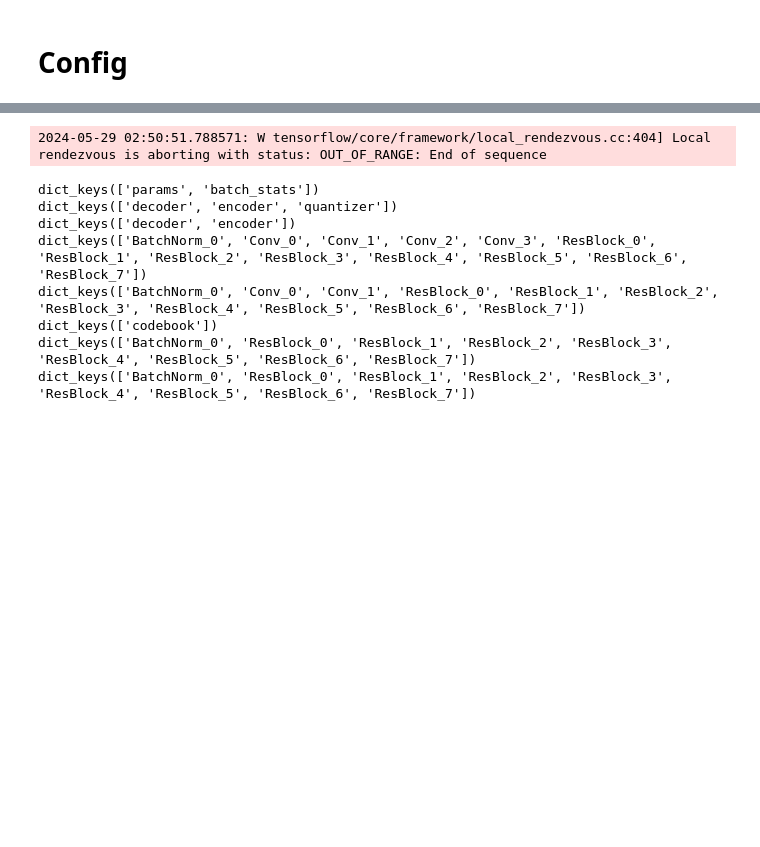
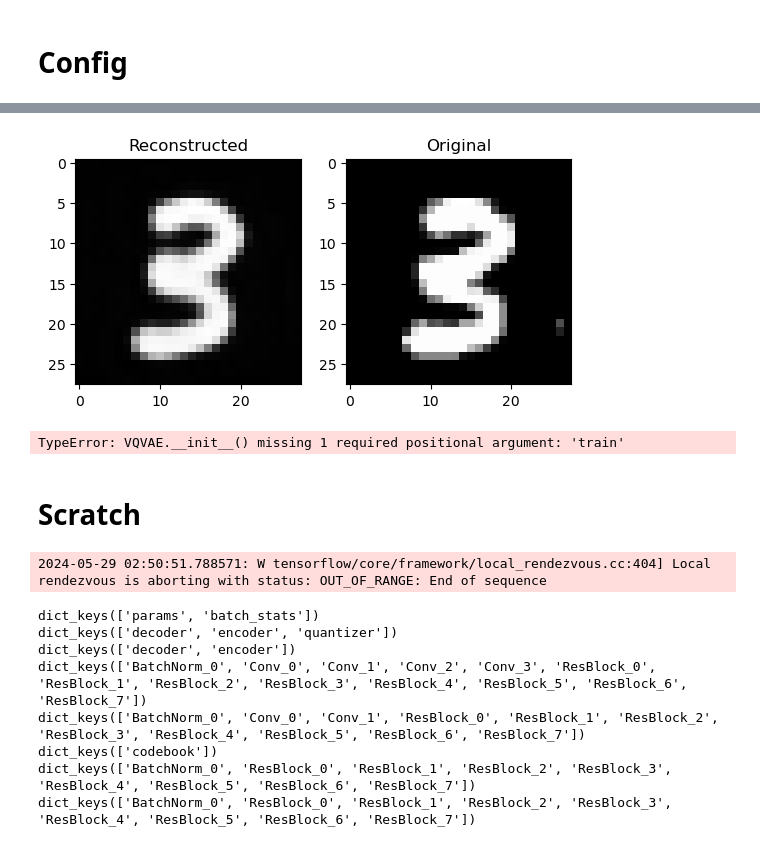
Before and after one commit to AZhou00/GMMG, a Jupyter notebook: gmmg/train_token.ipynb, the cells around one changed output, grey strips where cells are left out. Cells and saved outputs as stored; diff of their text form; code cells hidden in the pictures; blank space fills up the shorter version.

Commit message:
working quantizer

```diff
--- a/gmmg/train_token.ipynb
+++ b/gmmg/train_token.ipynb
@@ -106,33 +109,17 @@ config.vqvae.channel_multipliers = [1, 1, 2]
 config.vqvae.embedding_dim = 32 # output dimension of the encoder
 config.vqvae.conv_downsample = False # whether to use convolutional downsampling or average pooling downsampling in the encoder/decoder
 config.vqvae.conv_fn = "conv" # the standard convolutional layer in the residual block, and in the encoder (flax.linen.Conv)
-config.vqvae.norm_type = "GN" # normalization layer in the residual block
+config.vqvae.norm_type = "GN" # normalization layer in the residual block, default to group norm so we don't need to keep track of running statistics
 config.vqvae.activation_fn = "swish" # activation function in the residual block, and in the encoder
 
 # additional decoder configs
 config.vqvae.output_dim = 1 # N of decoder output channels = N color channels
 
-
-config.vqvae.codebook_size = 512
+# quantizer configs
+config.vqvae.codebook_size = 256
 config.vqvae.commitment_cost = 0.25
 
-config.vqvae.entropy_loss_ratio = 0.0
+# quantizer's entropy loss configs
+config.vqvae.entropy_loss_ratio = 0.1
+config.vqvae.entropy_temperature = 0.01
 config.vqvae.entropy_loss_type = "softmax"
-config.vqvae.entropy_temperature = 1.0
-# %%
-config.vqvae = ml_collections.ConfigDict()
-# config.vqvae.quantizer = "vq"
-config.vqvae.codebook_size = 1024
-
-config.vqvae.entropy_loss_ratio = 0.1
-config.vqvae.entropy_temperature = 0.01
-config.vqvae.entropy_loss_type = "softmax"
-config.vqvae.commitment_cost = 0.25
-
-config.vqvae.filters = 128
-config.vqvae.num_res_blocks = 2
-config.vqvae.channel_multipliers = [1, 1, 2, 2, 4]
-config.vqvae.embedding_dim = 256
-config.vqvae.conv_downsample = False
-config.vqvae.activation_fn = "swish"
-config.vqvae.norm_type = "GN"
@@ -138,0 +193,15 @@ config.vqvae.norm_type = "GN"
+# %%
+# Evaluate on the validation set
+model_eval = VQVAE(config=config, train=False, dtype=jnp.float32)
+for batch in val_dataset.as_numpy_iterator():
+    reconstructed, result_dict = model_eval.apply(state.params, batch)
+    # Visualization or calculation of validation metrics here
+
+# Visualize some results
+fig, axs = plt.subplots(1, 2)
+axs[0].imshow(reconstructed[0], cmap='gray')
+axs[0].title.set_text('Reconstructed')
+axs[1].imshow(batch['image'][0], cmap='gray')
+axs[1].title.set_text('Original')
+plt.show()
+# %% [output]
@@ -138,0 +209 @@ config.vqvae.norm_type = "GN"
+[figure, added]
@@ -138,0 +255,31 @@ config.vqvae.norm_type = "GN"
+# %%
+def visualize_reconstructions(state, batch, epoch, num_images=10):
+    """Visualize reconstructed images."""
+    reconstructed_images = eval_step(state, batch)
+    fig, axs = plt.subplots(2, num_images, figsize=(10, 2))
+    for i in range(num_images):
+        axs[0, i].imshow(batch['image'][i].squeeze(), cmap='gray')
+        axs[0, i].axis('off')
+        axs[1, i].imshow(reconstructed_images[i].squeeze(), cmap='gray')
+        axs[1, i].axis('off')
+    plt.savefig(f"{save_dir}/reconstructions_epoch_{epoch}.png")
+    plt.close()
+
+# Initialize random number generator
+rng = jax.random.PRNGKey(0)
+
+# Create training state
+state = create_train_state(rng, config)
+
+# Train for a number of epochs
+num_epochs = 10
+for epoch in range(num_epochs):
+    rng, input_rng = jax.random.split(rng)
+    state, train_loss = train_epoch(state, train_dataset, batch_size, input_rng)
+    print(f"Epoch {epoch} training loss: {train_loss:.4f}")
+
+    # Visualize reconstructions
+    sample_batch = next(iter(train_dataset))  # Take a sample batch from the dataset
+    visualize_reconstructions(state, sample_batch, epoch)
+# %% [output]
+TypeError: VQVAE.__init__() missing 1 required positional argument: 'train'
@@ -139,3 +316,5 @@ config.vqvae.norm_type = "GN"
+# %% [markdown]
+# Scratch
 # %%
 # Create the VQVAE model
 vqvae = VQVAE(config=config, train=True)
```
Also changed, not shown: parts of 9 cells of this notebook, 3 other files.
